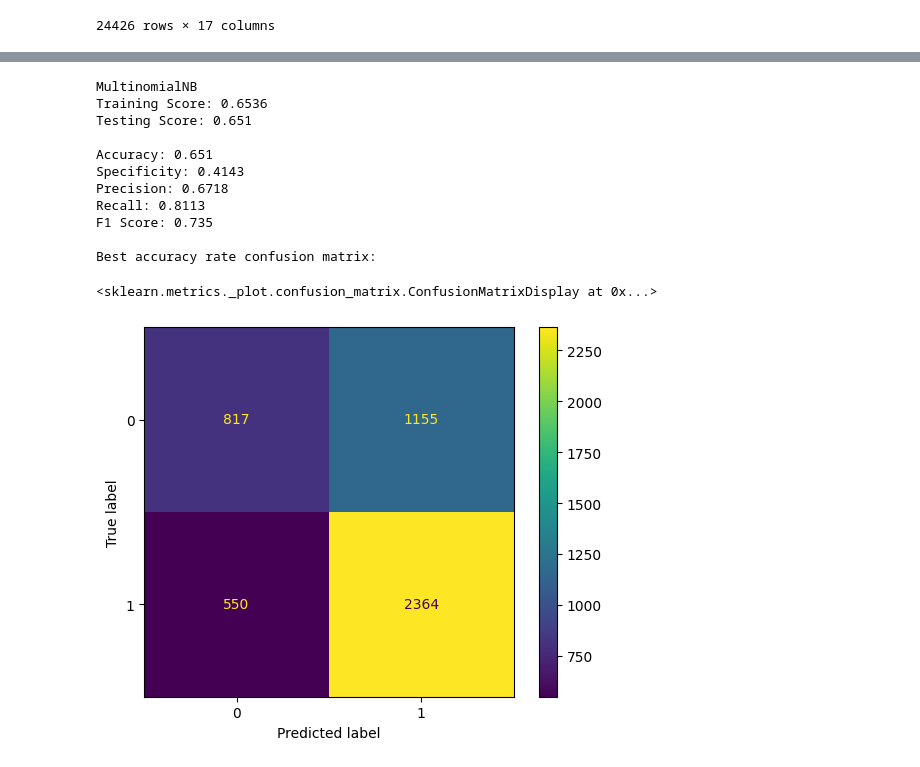
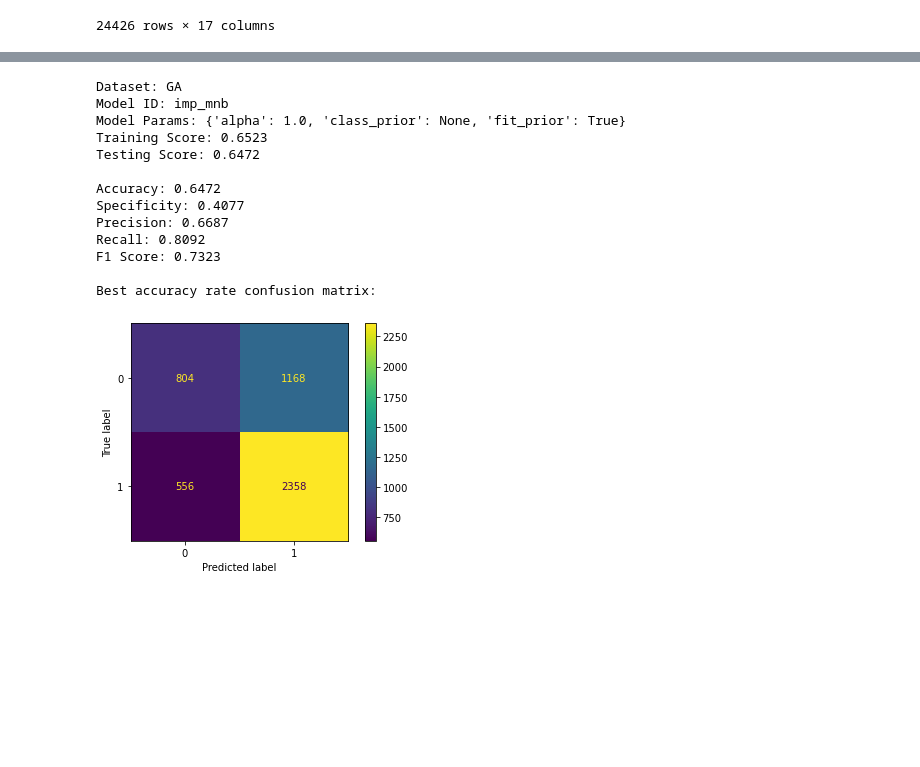
Before and after one commit to ga-dsi-822-group4/recidivism, a Jupyter notebook: notebooks/03a_experiments.ipynb, the cells around one changed output, grey strips where cells are left out. Cells and saved outputs as stored; diff of their text form; code cells hidden in the pictures; blank space fills up the shorter version.

```diff
--- a/notebooks/03a_experiments.ipynb
+++ b/notebooks/03a_experiments.ipynb
@@ -470,21 +373,22 @@ Best accuracy rate confusion matrix:
 # %%
 mnb = MultinomialNB()
 
-model_trials(mnb, 'MultinomialNB')
+model_trials('GA', X, y, mnb, 'imp_mnb');
 # %% [output]
-MultinomialNB
-Training Score: 0.6536
-Testing Score: 0.651
+Dataset: GA
+Model ID: imp_mnb
+Model Params: {'alpha': 1.0, 'class_prior': None, 'fit_prior': True}
+Training Score: 0.6523
+Testing Score: 0.6472
 
-Accuracy: 0.651
-Specificity: 0.4143
-Precision: 0.6718
-Recall: 0.8113
-F1 Score: 0.735
+Accuracy: 0.6472
+Specificity: 0.4077
+Precision: 0.6687
+Recall: 0.8092
+F1 Score: 0.7323
 
 Best accuracy rate confusion matrix:
-<sklearn.metrics._plot.confusion_matrix.ConfusionMatrixDisplay at 0x...>
-[figure, old version]
+[figure, new version]
 # %%
 bag = BaggingClassifier()
 
```
Also changed, not shown: parts of 24 cells of this notebook, 1 other file.
